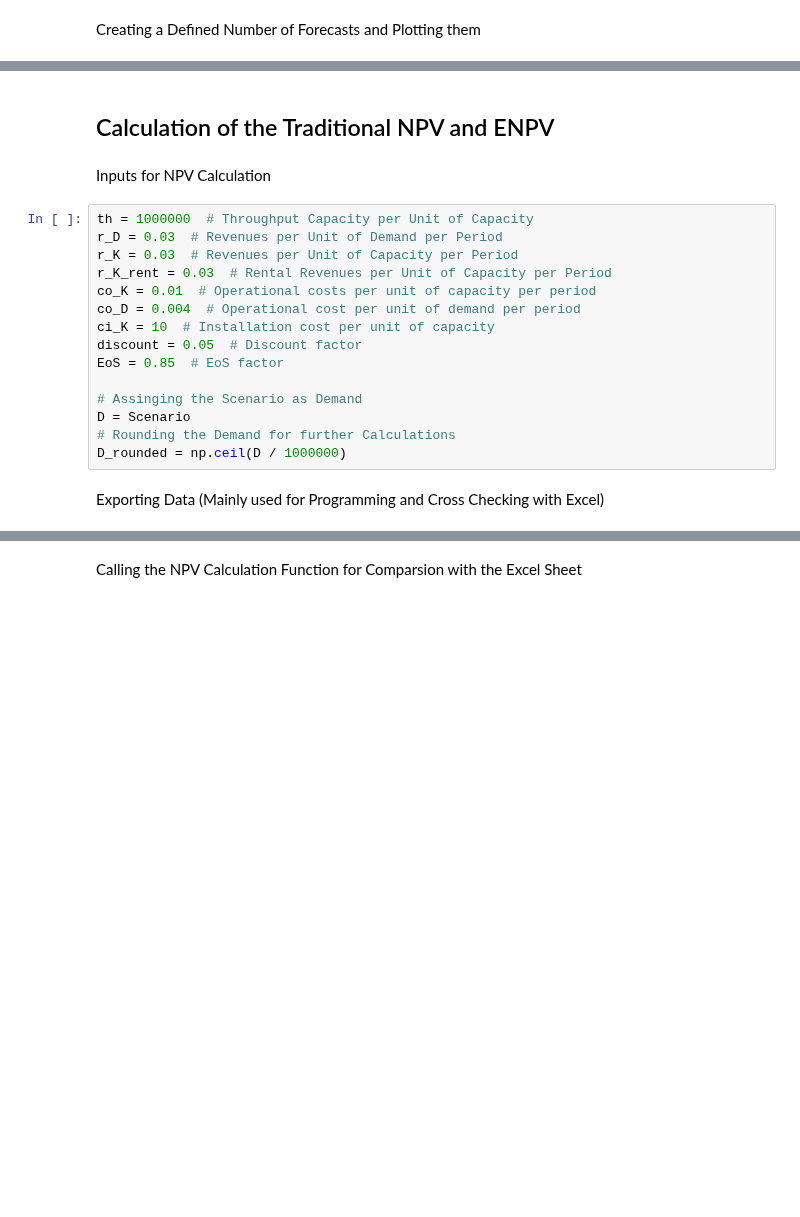
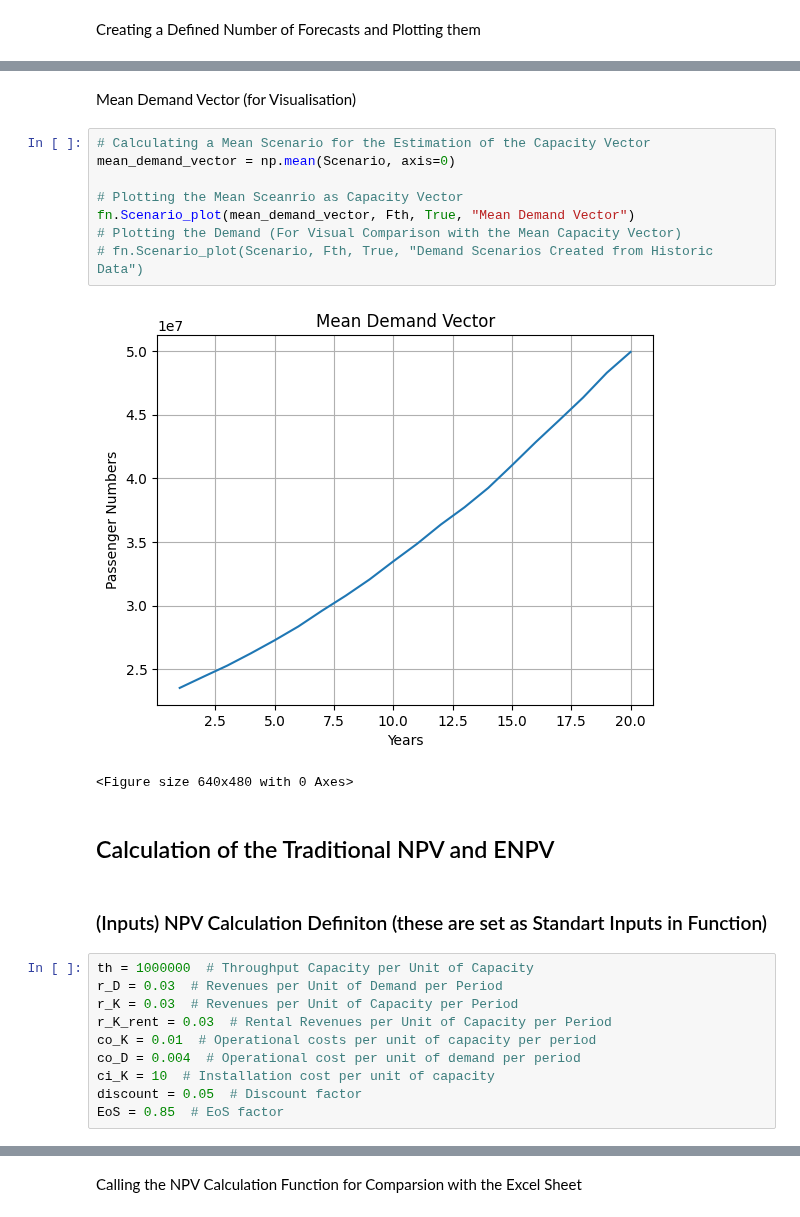
Before and after one commit to Oli767/VT1-Python-Files, a Jupyter notebook: VT1_with_Matrix_Import.ipynb, the cells around one changed output, grey strips where cells are left out. Drawn from its saved outputs; the diff is of its cells as text; blank space fills up the shorter version.

Commit message:
Removed unecessarry Functions Changed Structure and Comments slightly

```diff
--- a/VT1_with_Matrix_Import.ipynb
+++ b/VT1_with_Matrix_Import.ipynb
@@ -67,7 +84,20 @@ fn.Scenario_plot(Scenario, Fth, True, "Demand Scenarios Created from Historic Da
+# %% [markdown]
+Mean Demand Vector (for Visualisation)
+# %%
+# Calculating a Mean Scenario for the Estimation of the Capacity Vector
+mean_demand_vector = np.mean(Scenario, axis=0)
+
+# Plotting the Mean Sceanrio as Capacity Vector
+fn.Scenario_plot(mean_demand_vector, Fth, True, "Mean Demand Vector")
+# Plotting the Demand (For Visual Comparison with the Mean Capacity Vector)
+# fn.Scenario_plot(Scenario, Fth, True, "Demand Scenarios Created from Historic Data")
+# %% [output]
+[figure, added]
+<Figure size 640x480 with 0 Axes>
 # %% [markdown]
 ## Calculation of the Traditional NPV and ENPV
-# %% [markdown]
-Inputs for NPV Calculation
+# %% [markdown]
+### (Inputs) NPV Calculation Definiton (these are set as Standart Inputs in Function)
 # %%
 th = 1000000  # Throughput Capacity per Unit of Capacity
 r_D = 0.03  # Revenues per Unit of Demand per Period
@@ -78,10 +108,3 @@ co_D = 0.004  # Operational cost per unit of demand per period
 ci_K = 10  # Installation cost per unit of capacity
 discount = 0.05  # Discount factor
 EoS = 0.85  # EoS factor
-
-# Assinging the Scenario as Demand
-D = Scenario
-# Rounding the Demand for further Calculations
-D_rounded = np.ceil(D / 1000000)
-# %% [markdown]
-Exporting Data (Mainly used for Programming and Cross Checking with Excel)
```
Also changed, not shown: parts of 29 cells of this notebook, 2 other files.
